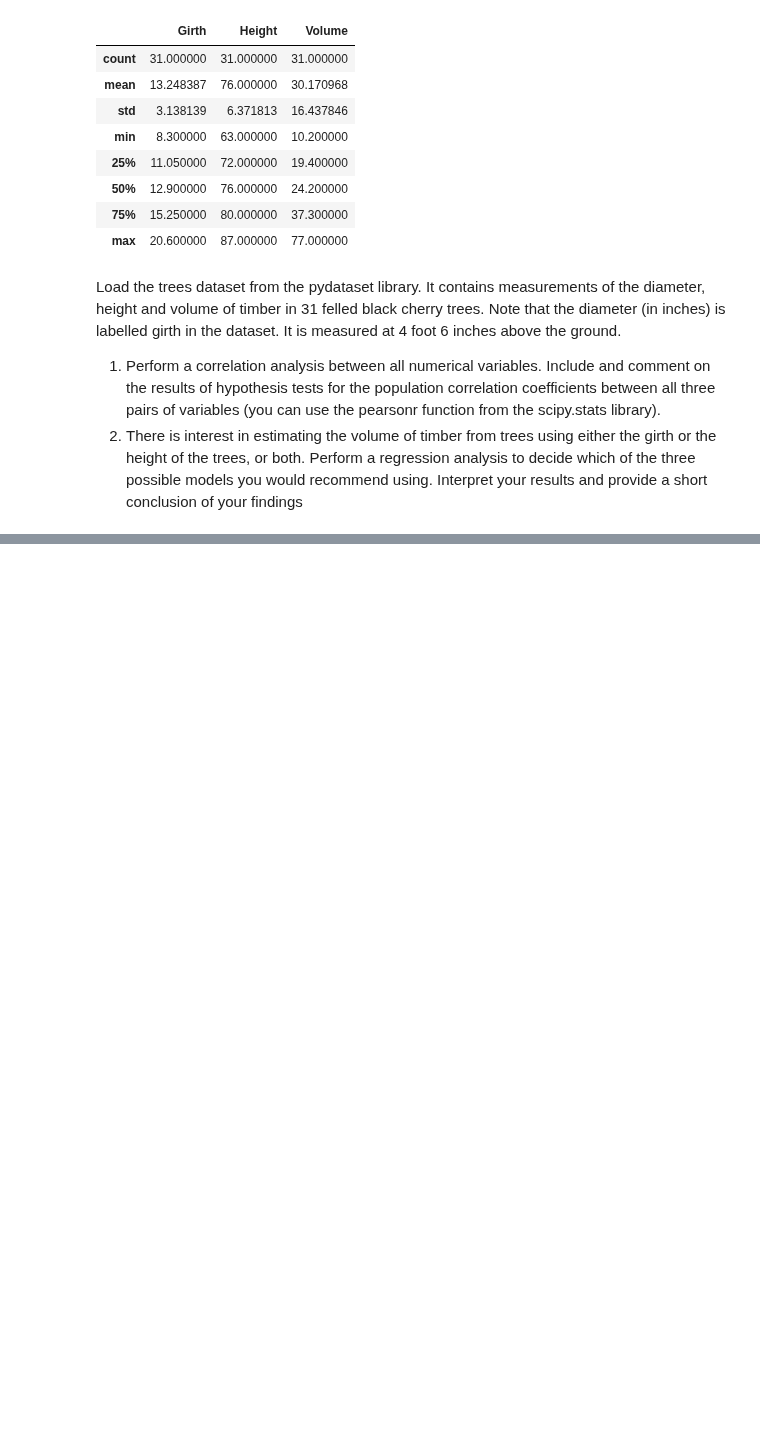
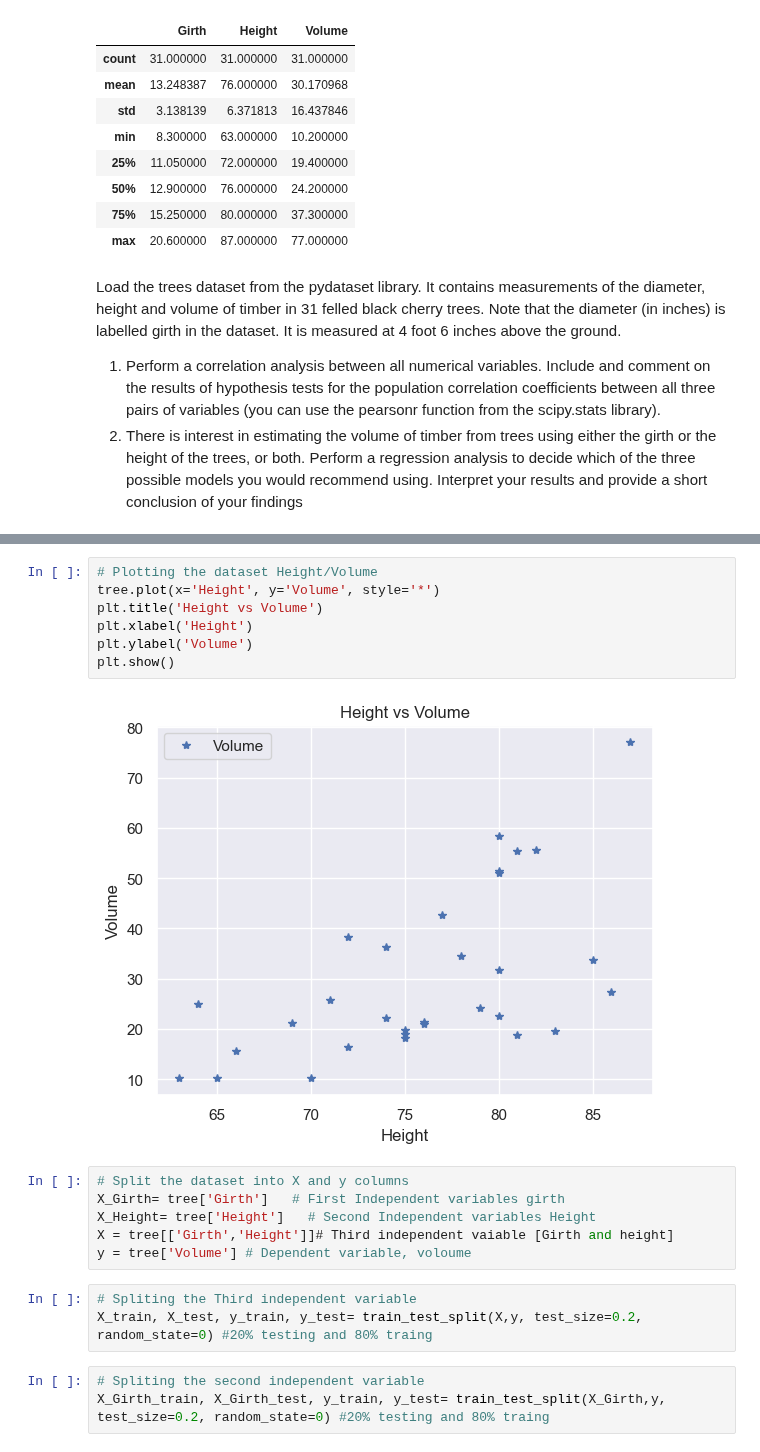
Before and after one commit to Ayomide-ola/Statistics_for_DA, a Jupyter notebook: CA_2/Hypotesis_testing_CA2.ipynb, the cells around one changed output, grey strips where cells are left out. Saved outputs shown, nothing was run; the diff lists cells and outputs as text; blank space fills up the shorter version.

Commit message:
Hypothesis testing code

```diff
--- a/CA_2/Hypotesis_testing_CA2.ipynb
+++ b/CA_2/Hypotesis_testing_CA2.ipynb
@@ -903,0 +937,21 @@ In summary, all pairs of variables (Girth and Height, Girth and Volume, Height a
+# %%
+# Plotting the dataset Height/Volume
+tree.plot(x='Height', y='Volume', style='*')
+plt.title('Height vs Volume')
+plt.xlabel('Height')
+plt.ylabel('Volume')
+plt.show()
+# %% [output]
+[figure, added]
+# %%
+# Split the dataset into X and y columns
+X_Girth= tree['Girth']   # First Independent variables girth
+X_Height= tree['Height']   # Second Independent variables Height
+X = tree[['Girth','Height']]# Third independent vaiable [Girth and height]
+y = tree['Volume'] # Dependent variable, voloume
+# %%
+# Spliting the Third independent variable
+X_train, X_test, y_train, y_test= train_test_split(X,y, test_size=0.2, random_state=0) #20% testing and 80% traing
+# %%
+# Spliting the second independent variable
+X_Girth_train, X_Girth_test, y_train, y_test= train_test_split(X_Girth,y, test_size=0.2, random_state=0) #20% testing and 80% traing
```
Also changed, not shown: parts of 59 cells of this notebook.
